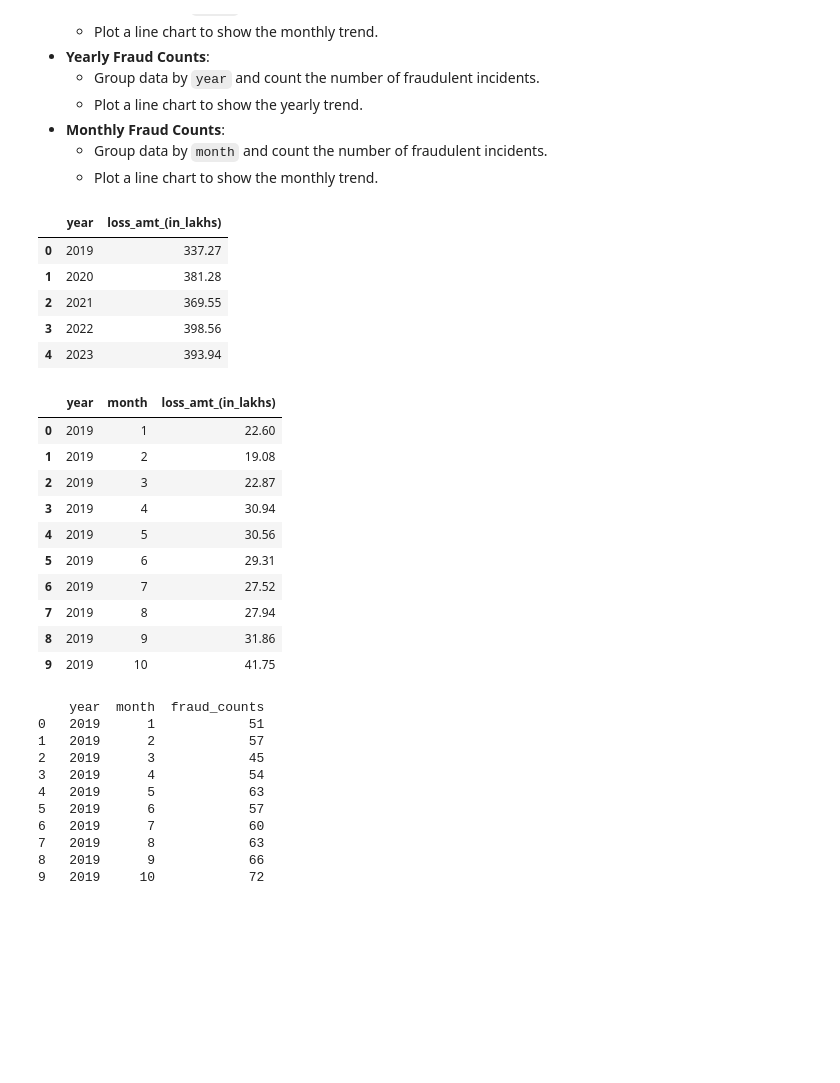
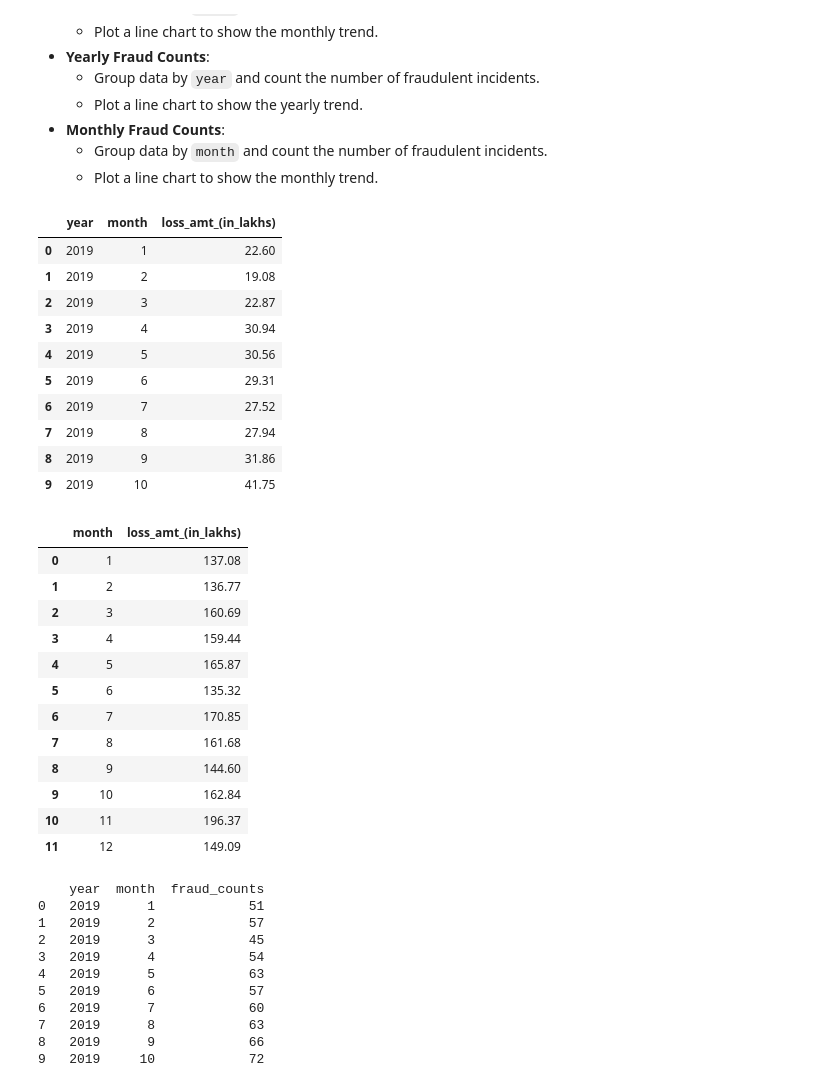
Before and after one commit to jadiasoham/Financial-Fraud-Detection, a Jupyter notebook: visualization_fraudulent_data.ipynb, the cells around one changed output. Saved outputs shown, nothing was run; the diff lists cells and outputs as text; code cells hidden in the pictures; blank space fills up the shorter version.

```diff
--- a/visualization_fraudulent_data.ipynb
+++ b/visualization_fraudulent_data.ipynb
@@ -134,15 +158,20 @@ fig.show()
     - Group data by `month` and count the number of fraudulent incidents.
     - Plot a line chart to show the monthly trend.
 # %%
-df2 = fraudulent_data.groupby('year')['payee_settlement_amount'].sum().reset_index()
+df2 = fraudulent_data.groupby(['year', 'month'])['payee_settlement_amount'].sum().reset_index()
 df2['loss_amt_(in_lakhs)'] = np.round(df2['payee_settlement_amount']/1e5, 2)
 df2.drop(columns='payee_settlement_amount', inplace= True)
 df2.sort_values(by= 'loss_amt_(in_lakhs)', ascending= False)
-df2
+df2.head(10)
 # %% [output]
-|  | year | loss_amt_(in_lakhs) |
-| 0 | 2019 | 337.27 |
-| 1 | 2020 | 381.28 |
-| 2 | 2021 | 369.55 |
-| 3 | 2022 | 398.56 |
-| 4 | 2023 | 393.94 |
+|  | year | month | loss_amt_(in_lakhs) |
+| 0 | 2019 | 1 | 22.60 |
+| 1 | 2019 | 2 | 19.08 |
+| 2 | 2019 | 3 | 22.87 |
+| 3 | 2019 | 4 | 30.94 |
+| 4 | 2019 | 5 | 30.56 |
+| 5 | 2019 | 6 | 29.31 |
+| 6 | 2019 | 7 | 27.52 |
+| 7 | 2019 | 8 | 27.94 |
+| 8 | 2019 | 9 | 31.86 |
+| 9 | 2019 | 10 | 41.75 |
@@ -166,19 +187,21 @@ fig.show()
 # %%
-df3 = fraudulent_data.groupby(['year', 'month'])['payee_settlement_amount'].sum().reset_index()
+df3 = fraudulent_data.groupby('month')['payee_settlement_amount'].sum().reset_index()
 df3['loss_amt_(in_lakhs)'] = np.round(df3['payee_settlement_amount']/1e5, 2)
 df3.drop(columns='payee_settlement_amount', inplace= True)
 df3.sort_values(by= 'loss_amt_(in_lakhs)', ascending= False)
-df3.head(10)
+df3
 # %% [output]
-|  | year | month | loss_amt_(in_lakhs) |
-| 0 | 2019 | 1 | 22.60 |
-| 1 | 2019 | 2 | 19.08 |
-| 2 | 2019 | 3 | 22.87 |
-| 3 | 2019 | 4 | 30.94 |
-| 4 | 2019 | 5 | 30.56 |
-| 5 | 2019 | 6 | 29.31 |
-| 6 | 2019 | 7 | 27.52 |
-| 7 | 2019 | 8 | 27.94 |
-| 8 | 2019 | 9 | 31.86 |
-| 9 | 2019 | 10 | 41.75 |
+|  | month | loss_amt_(in_lakhs) |
+| 0 | 1 | 137.08 |
+| 1 | 2 | 136.77 |
+| 2 | 3 | 160.69 |
+| 3 | 4 | 159.44 |
+| 4 | 5 | 165.87 |
+| 5 | 6 | 135.32 |
+| 6 | 7 | 170.85 |
+| 7 | 8 | 161.68 |
+| 8 | 9 | 144.60 |
+| 9 | 10 | 162.84 |
+| 10 | 11 | 196.37 |
+| 11 | 12 | 149.09 |
 # %%
```
Also changed, not shown: parts of 18 cells of this notebook.
